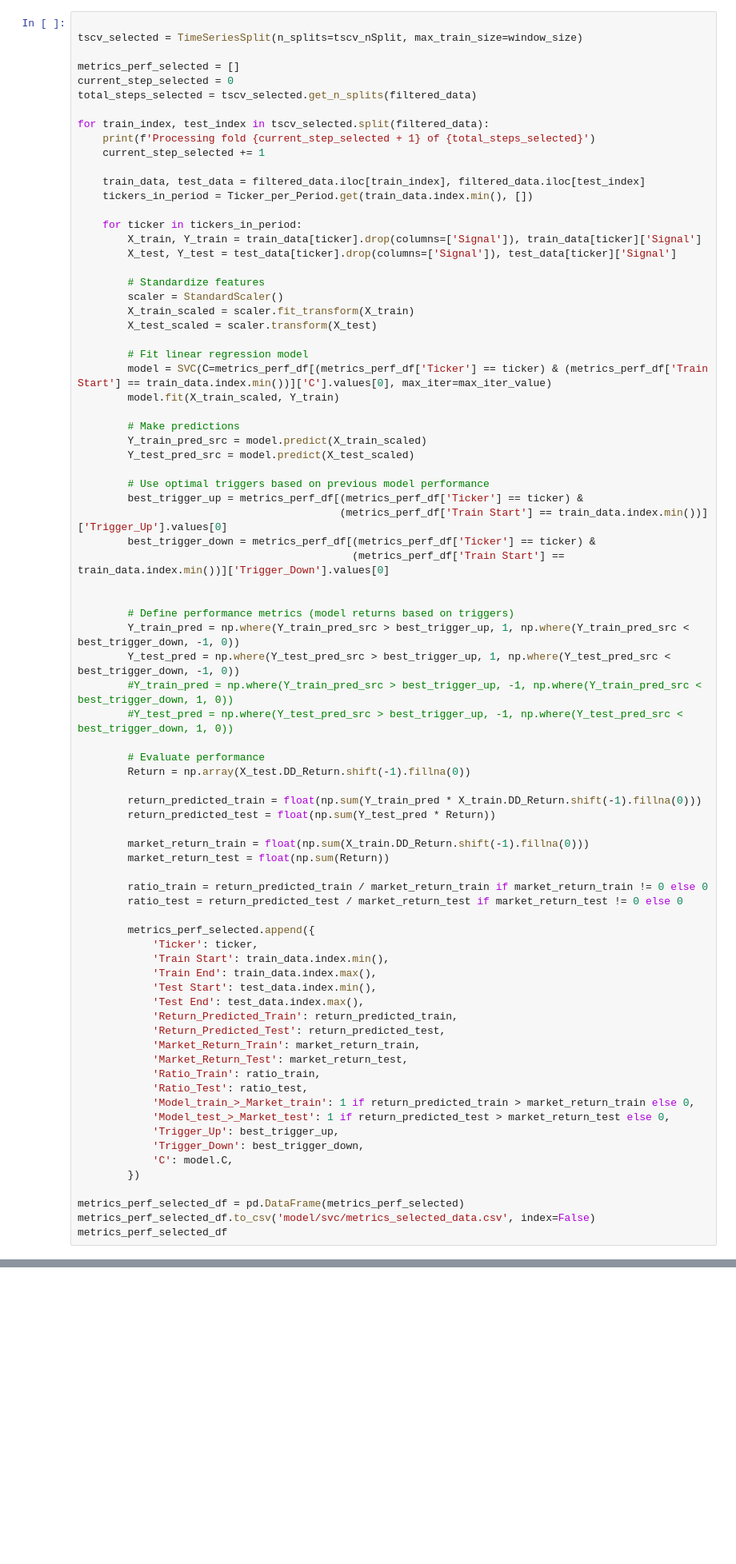
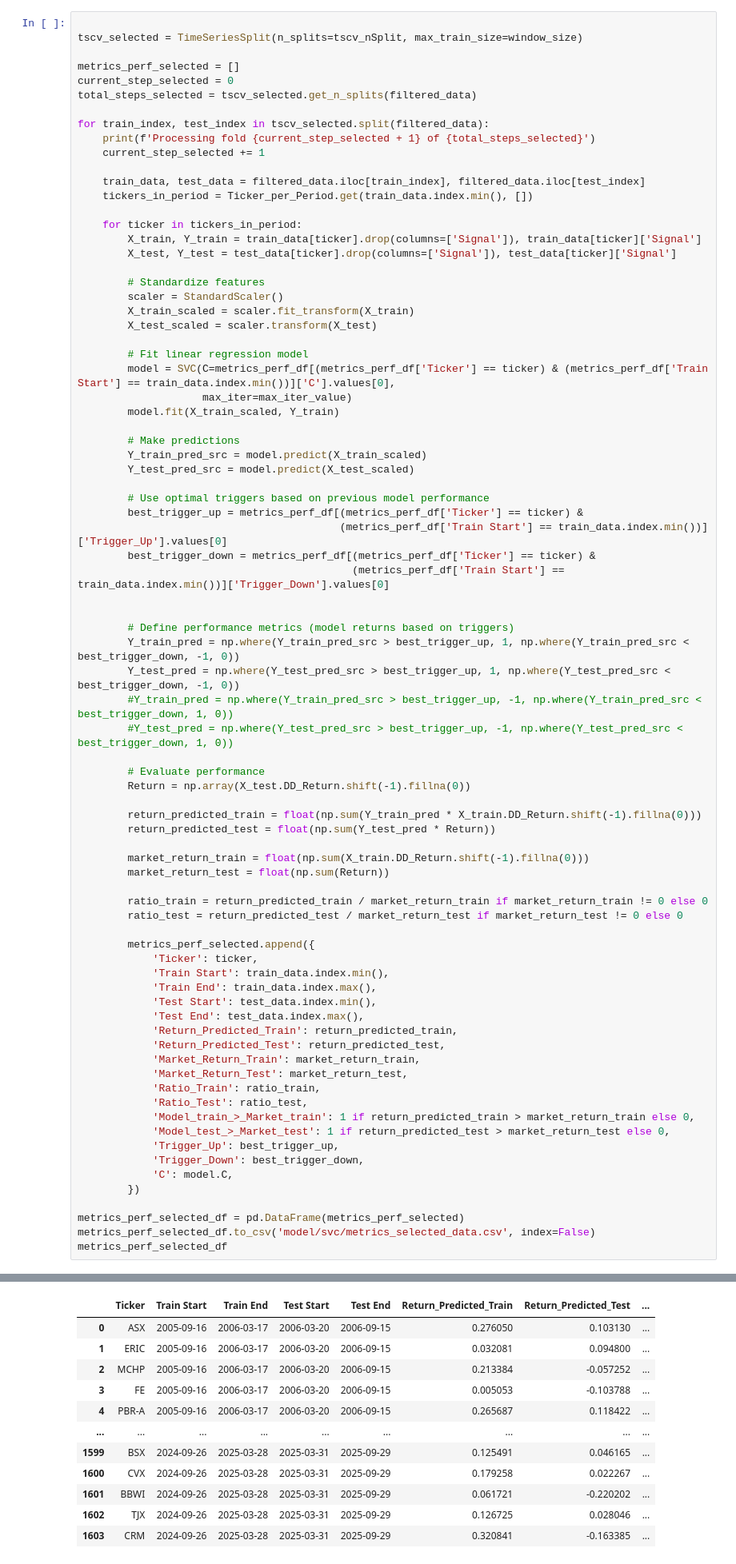
Before and after one commit to slang5/Sharp_Predict_V1, a Jupyter notebook: 2_SVC_model.ipynb, the cells around one changed output, grey strips where cells are left out. Shown at 80% size. Cells and saved outputs as stored; diff of their text form; blank space fills up the shorter version.

Commit message:
Update metrics_selected_summary.csv with revised return predictions and add PNL_selected_data.csv for detailed performance analysis

```diff
--- a/2_SVC_model.ipynb
+++ b/2_SVC_model.ipynb
@@ -265,7 +383,8 @@ for train_index, test_index in tscv_selected.split(filtered_data):
         X_test_scaled = scaler.transform(X_test)
 
         # Fit linear regression model
-        model = SVC(C=metrics_perf_df[(metrics_perf_df['Ticker'] == ticker) & (metrics_perf_df['Train Start'] == train_data.index.min())]['C'].values[0], max_iter=max_iter_value)
+        model = SVC(C=metrics_perf_df[(metrics_perf_df['Ticker'] == ticker) & (metrics_perf_df['Train Start'] == train_data.index.min())]['C'].values[0],
+                    max_iter=max_iter_value)
         model.fit(X_train_scaled, Y_train)
 
         # Make predictions
@@ -319,3 +438,4 @@ for train_index, test_index in tscv_selected.split(filtered_data):
 metrics_perf_selected_df = pd.DataFrame(metrics_perf_selected)
 metrics_perf_selected_df.to_csv('model/svc/metrics_selected_data.csv', index=False)
 metrics_perf_selected_df
+# %% [output]
@@ -321,0 +459,12 @@ metrics_perf_selected_df
+|  | Ticker | Train Start | Train End | Test Start | Test End | Return_Predicted_Train | Return_Predicted_Test | ... |
+| 0 | ASX | 2005-09-16 | 2006-03-17 | 2006-03-20 | 2006-09-15 | 0.276050 | 0.103130 | ... |
+| 1 | ERIC | 2005-09-16 | 2006-03-17 | 2006-03-20 | 2006-09-15 | 0.032081 | 0.094800 | ... |
+| 2 | MCHP | 2005-09-16 | 2006-03-17 | 2006-03-20 | 2006-09-15 | 0.213384 | -0.057252 | ... |
+| 3 | FE | 2005-09-16 | 2006-03-17 | 2006-03-20 | 2006-09-15 | 0.005053 | -0.103788 | ... |
+| 4 | PBR-A | 2005-09-16 | 2006-03-17 | 2006-03-20 | 2006-09-15 | 0.265687 | 0.118422 | ... |
+| ... | ... | ... | ... | ... | ... | ... | ... | ... |
+| 1599 | BSX | 2024-09-26 | 2025-03-28 | 2025-03-31 | 2025-09-29 | 0.125491 | 0.046165 | ... |
+| 1600 | CVX | 2024-09-26 | 2025-03-28 | 2025-03-31 | 2025-09-29 | 0.179258 | 0.022267 | ... |
+| 1601 | BBWI | 2024-09-26 | 2025-03-28 | 2025-03-31 | 2025-09-29 | 0.061721 | -0.220202 | ... |
+| 1602 | TJX | 2024-09-26 | 2025-03-28 | 2025-03-31 | 2025-09-29 | 0.126725 | 0.028046 | ... |
+| 1603 | CRM | 2024-09-26 | 2025-03-28 | 2025-03-31 | 2025-09-29 | 0.320841 | -0.163385 | ... |
```
Also changed, not shown: parts of 16 cells of this notebook, 5 other files.
